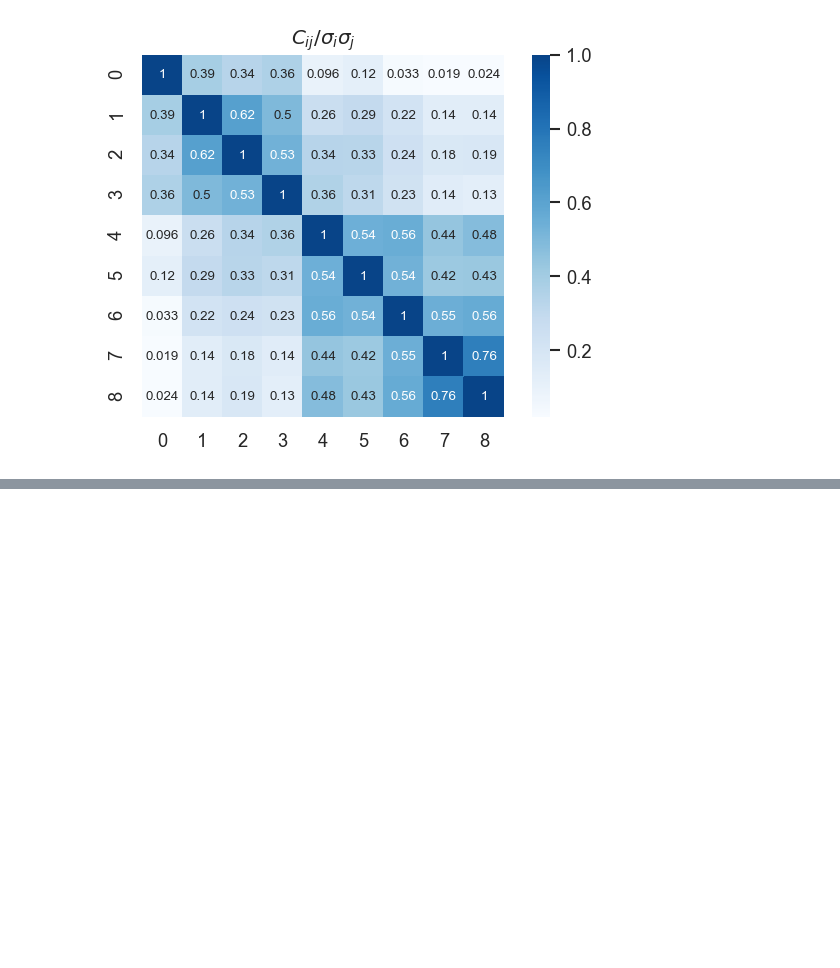
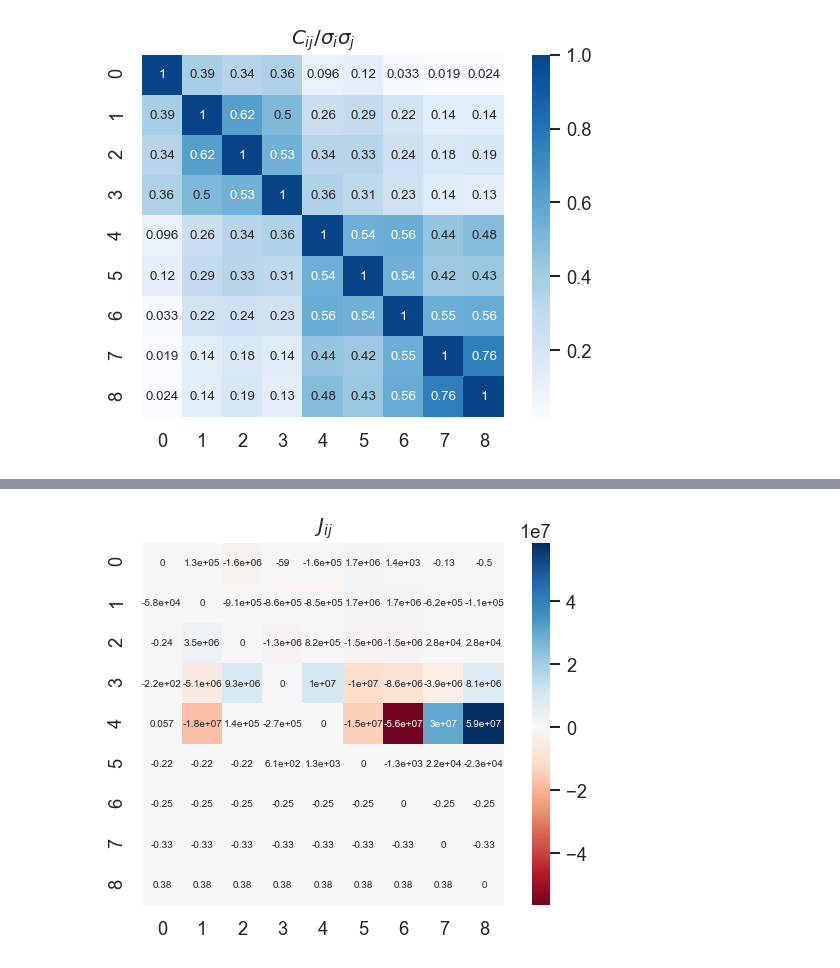
Before and after one commit to zaynesember/IsingTheCourt, a Jupyter notebook: Ising_the_Supreme_Court.ipynb, the cells around one changed output, grey strips where cells are left out. Drawn from its saved outputs; the diff is of its cells as text; code cells hidden in the pictures; blank space fills up the shorter version.

Commit message:
added fsolve attempt

```diff
--- a/Ising_the_Supreme_Court.ipynb
+++ b/Ising_the_Supreme_Court.ipynb
@@ -174,7 +168,7 @@ df1
 # %%
 C_adj = np.empty((9,9,463)) # C_ij / sigma_i sigma_j
 
-votes = df1.to_numpy().T
+votes = df1.values.T
 
 for i in range(9):
     for t in range(463):
@@ -182,7 +176,7 @@ for i in range(9):
             sigma_i = votes[i,t]
             sigma_j = votes[j,t]
             prod = sigma_i*sigma_j
-            C_adj[i,j,t] = C[i,j]/prod
+            C_adj[i,j,t] = C.values[i,j]/prod
 # %%
 C_adj_avg = np.empty((9,9))
 
@@ -213,0 +208,8 @@ Need to solve for $J$ with Monte-Carlo
+# %%
+#Intialize
+L = 9 # of spins
+J = 1.0
+N = 100
+T = 1.
+H = 0.
+MCSteps = 1000
@@ -213,0 +319,24 @@ Need to solve for $J$ with Monte-Carlo
+# %%
+sigma_avg = []
+
+for i in range(9):
+    sigma_avg.append(np.average(list(votes[i,:])))
+
+J0 = np.zeros((9,9))
+J0.fill(0)
+J0[np.diag_indices_from(J0)] = 0.
+
+sols = []
+for t in range(463):
+    a = (votes[:,t],C.values)
+    sol = o.fsolve(func,J0,args=a,factor=10)
+    sols.append(sol)
+    J0=sol.reshape(9,9)
+    #J0[np.diag_indices_from(J0)] = 0.
+# %%
+plt.figure(dpi=120)
+plt.title("$J_{ij}$")
+sn.heatmap(sols[-1].reshape(9,9), annot=True, cmap='RdBu',square=True,annot_kws={"size": 6},center=0)
+plt.show()
+# %% [output]
+[figure, added]
```
Also changed, not shown: parts of 13 cells of this notebook, 6 other files.
